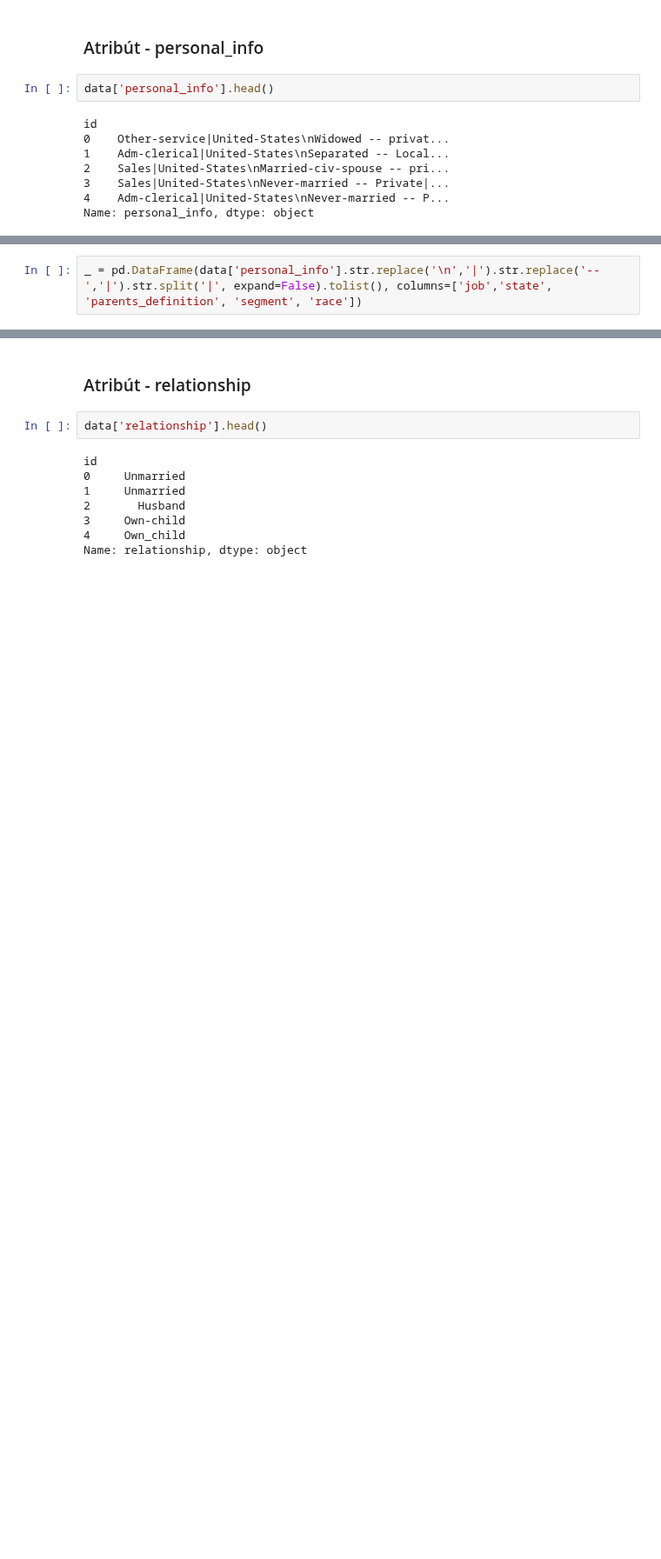
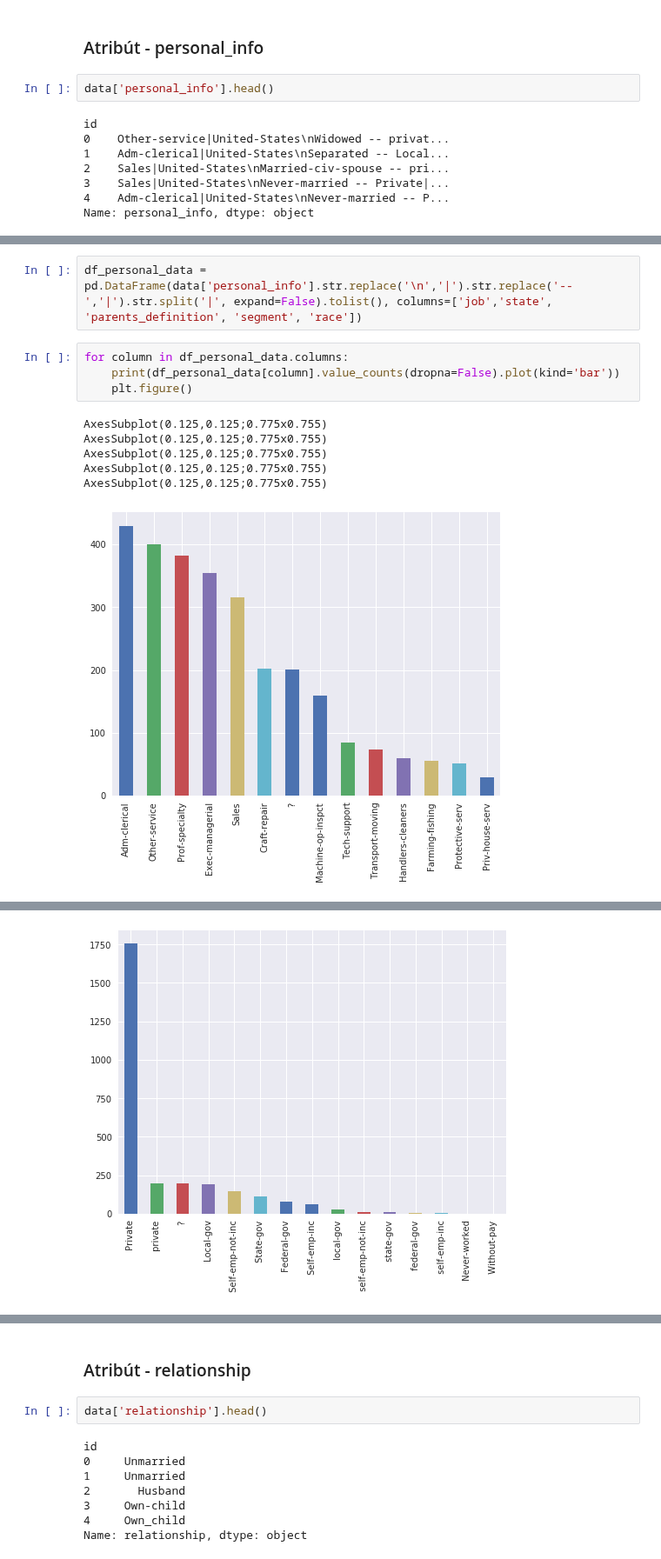
Before and after one commit to PeterJurkacek/IAU_2018_Jurkacek_Vyskoc, a Jupyter notebook: prieskumna_analyza.ipynb, the cells around one changed output, grey strips where cells are left out. Shown at 87% size. Saved outputs shown, nothing was run; the diff lists cells and outputs as text; blank space fills up the shorter version.

```diff
--- a/prieskumna_analyza.ipynb
+++ b/prieskumna_analyza.ipynb
@@ -118,2 +155,13 @@ Name: personal_info, dtype: object
 # %%
-_ = pd.DataFrame(data['personal_info'].str.replace('\n','|').str.replace('--','|').str.split('|', expand=False).tolist(), columns=['job','state', 'parents_definition', 'segment', 'race'])
+df_personal_data = pd.DataFrame(data['personal_info'].str.replace('\n','|').str.replace('--','|').str.split('|', expand=False).tolist(), columns=['job','state', 'parents_definition', 'segment', 'race'])
+# %%
+for column in df_personal_data.columns:
+    print(df_personal_data[column].value_counts(dropna=False).plot(kind='bar'))
+    plt.figure()
+# %% [output]
+AxesSubplot(0.125,0.125;0.775x0.755)
+AxesSubplot(0.125,0.125;0.775x0.755)
+AxesSubplot(0.125,0.125;0.775x0.755)
+AxesSubplot(0.125,0.125;0.775x0.755)
+AxesSubplot(0.125,0.125;0.775x0.755)
+[figure, added]
@@ -119,0 +170 @@ _ = pd.DataFrame(data['personal_info'].str.replace('\n','|').str.replace('--','|
+[figure, added]
```
Also changed, not shown: parts of 160 cells of this notebook.
